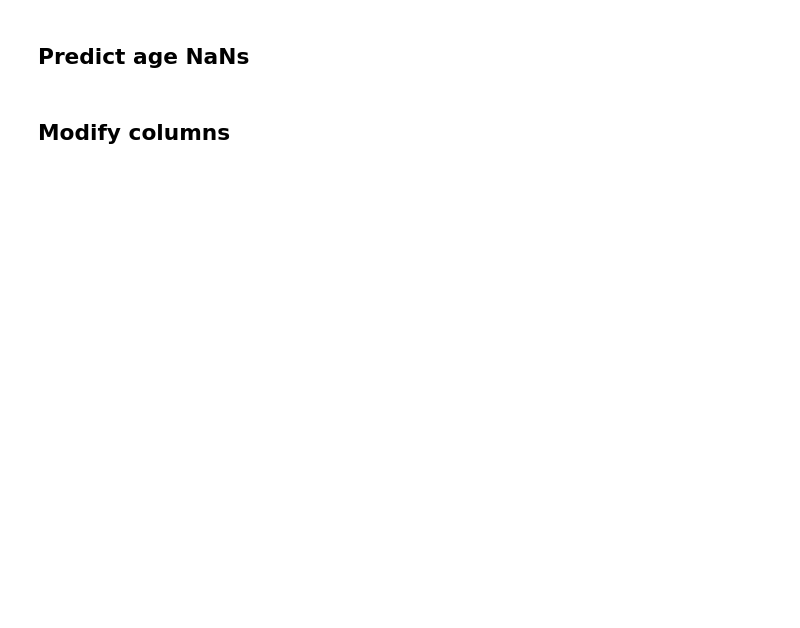
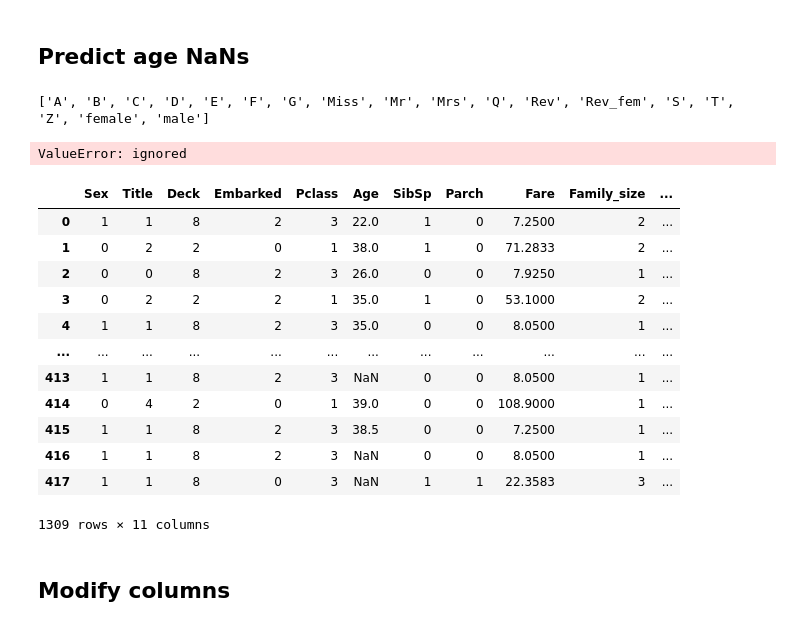
Before and after one commit to Dimildizio/WorksOnMyMachine, a Jupyter notebook: TitanicEDA.ipynb, the cells around one changed output. Saved outputs shown, nothing was run; the diff lists cells and outputs as text; code cells hidden in the pictures; blank space fills up the shorter version.

Commit message:
Issue:  encoder.classes_ as uniques of last col

```diff
--- a/TitanicEDA.ipynb
+++ b/TitanicEDA.ipynb
@@ -13,6 +14,8 @@ from sklearn.model_selection import train_test_split
 from sklearn.preprocessing import LabelEncoder
 
 %matplotlib inline
+# %%
+ENCODE_COLS = ['Sex', 'Title', 'Deck', 'Embarked']
 # %%
 train_data = pd.read_csv("https://raw.githubusercontent.com/Dimildizio/WorksOnMyMachine/main/data/train.csv", encoding='cp437')
 test_data = pd.read_csv("https://raw.githubusercontent.com/Dimildizio/WorksOnMyMachine/main/data/test.csv", encoding='cp437')
@@ -174,0 +139,48 @@ def predict_age(data):
+# %%
+def create_encoder(data):
+    encoder = LabelEncoder()
+    encoded = data.copy()
+    for col in encoded.columns:
+      encoded[col] = encoder.fit_transform(encoded[col])
+    with open('encoder.pk1', 'wb') as f:
+        pickle.dump(encoder, f)
+    print(encoder.classes_)
+    return encoded
+
+def create_encoder(data):
+    encoder = LabelEncoder()
+    encoded = data.copy()
+    classes = set()
+    for col in encoded.columns:
+        encoded[col] = encoder.fit_transform(encoded[col])
+        classes.update(encoder.classes_)
+    encoder.classes_ = sorted(classes)
+    with open('encoder.pk1', 'wb') as f:
+        print(encoder.classes_)
+        pickle.dump(encoder, f)
+    return encoded
+
+def load_encoder(data):
+    with open('encoder.pk1', 'rb') as f:
+      encoder = pickle.load(f)
+    return data.apply(lambda x: encoder.transform(x) if x.name in ENCODE_COLS else x, axis=1)
+
+def train_encoder(cols = ENCODE_COLS):
+    train = train_data.copy()
+    test = test_data.copy()
+    df1 = pd.concat([train.drop('Survived', axis=1), test], axis=0)
+    df1 = apply_cols(df1)
+
+    part_1 = df1[cols]
+    part_2 = df1.drop(cols, axis=1)
+
+    part_1_encoded = create_encoder(part_1)
+    df1 = pd.concat([part_1_encoded, part_2], axis=1)
+    return df1
+# %%
+df11 = train_encoder()
+predict_age_train_model()
+df11.head()
+# %% [output]
+['A', 'B', 'C', 'D', 'E', 'F', 'G', 'Miss', 'Mr', 'Mrs', 'Q', 'Rev', 'Rev_fem', 'S', 'T', 'Z', 'female', 'male']
+ValueError: ignored
@@ -175,3 +198,19 @@ def predict_age(data):
+# %%
+train_encoder()
+# %% [output]
+|  | Sex | Title | Deck | Embarked | Pclass | Age | SibSp | Parch | Fare | Family_size | ... |
+| 0 | 1 | 1 | 8 | 2 | 3 | 22.0 | 1 | 0 | 7.2500 | 2 | ... |
+| 1 | 0 | 2 | 2 | 0 | 1 | 38.0 | 1 | 0 | 71.2833 | 2 | ... |
+| 2 | 0 | 0 | 8 | 2 | 3 | 26.0 | 0 | 0 | 7.9250 | 1 | ... |
+| 3 | 0 | 2 | 2 | 2 | 1 | 35.0 | 1 | 0 | 53.1000 | 2 | ... |
+| 4 | 1 | 1 | 8 | 2 | 3 | 35.0 | 0 | 0 | 8.0500 | 1 | ... |
+| ... | ... | ... | ... | ... | ... | ... | ... | ... | ... | ... | ... |
+| 413 | 1 | 1 | 8 | 2 | 3 | NaN | 0 | 0 | 8.0500 | 1 | ... |
+| 414 | 0 | 4 | 2 | 0 | 1 | 39.0 | 0 | 0 | 108.9000 | 1 | ... |
+| 415 | 1 | 1 | 8 | 2 | 3 | 38.5 | 0 | 0 | 7.2500 | 1 | ... |
+| 416 | 1 | 1 | 8 | 2 | 3 | NaN | 0 | 0 | 8.0500 | 1 | ... |
+| 417 | 1 | 1 | 8 | 0 | 3 | NaN | 1 | 1 | 22.3583 | 3 | ... |
+1309 rows × 11 columns
 # %% [markdown]
 ## Modify columns
 # %%
```
Also changed, not shown: parts of 12 cells of this notebook.
